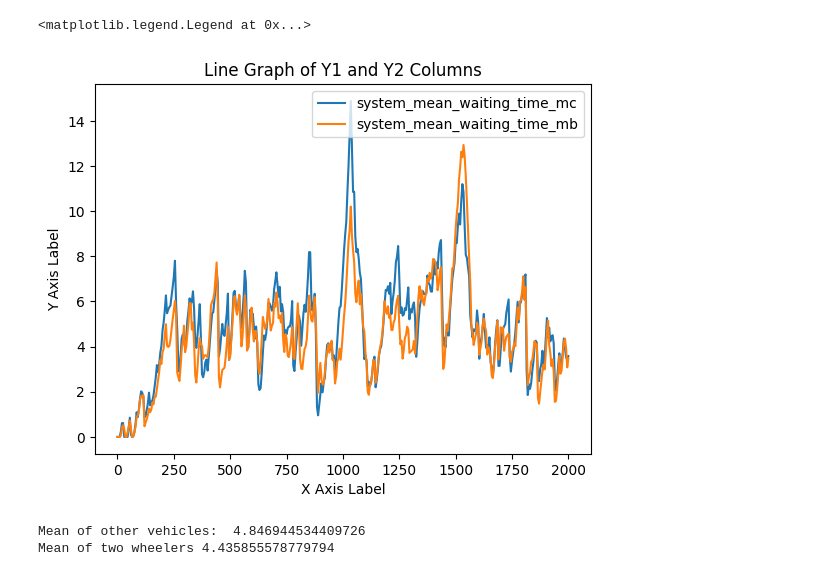
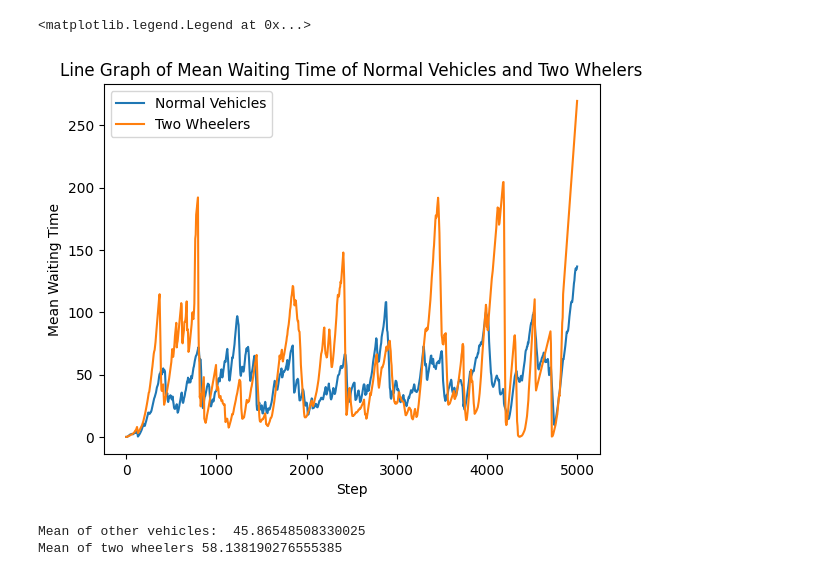
Before and after one commit to vishwajithsandaru/marl_sumo_simulation, a Jupyter notebook: util/plot.ipynb, the cells around one changed output. Saved outputs shown, nothing was run; the diff lists cells and outputs as text; code cells hidden in the pictures.

```diff
--- a/util/plot.ipynb
+++ b/util/plot.ipynb
@@ -2,22 +2,23 @@
 import matplotlib.pyplot as plt
 import pandas as pd
 # %%
-df = pd.read_csv('../output/marl/ppo-2000s-2/colombo_conn0_ep62.csv')
+df_marl = pd.read_csv('../output/marl/ppo-2000s-2/colombo_conn0_ep62.csv')
+df_fixed = pd.read_csv('../output/fixed_time_phase/5000.csv')
 # %%
-x = df['step']
-y1 = df['system_mean_waiting_time_mc']
-y2 = df['system_mean_waiting_time_mb']
+x = df_fixed['step']
+y1 = df_fixed['system_mean_waiting_time_mc']
+y2 = df_fixed['system_mean_waiting_time_mb']
 # %%
-plt.plot(x, y1, label='system_mean_waiting_time_mc')
-plt.plot(x, y2, label='system_mean_waiting_time_mb')
+plt.plot(x, y1, label='Normal Vehicles')
+plt.plot(x, y2, label='Two Wheelers')
 
-plt.title('Line Graph of Y1 and Y2 Columns')
-plt.xlabel('X Axis Label')
-plt.ylabel('Y Axis Label')
+plt.title('Line Graph of Mean Waiting Time of Normal Vehicles and Two Whelers')
+plt.xlabel('Step')
+plt.ylabel('Mean Waiting Time')
 plt.legend()
 # %% [output]
 <matplotlib.legend.Legend at 0x...>
-[figure, old version]
+[figure, new version]
 # %%
 mc_mean = y1.mean()
 mb_mean = y2.mean()
@@ -25,5 +26,5 @@ mb_mean = y2.mean()
 print('Mean of other vehicles: ', mc_mean)
 print('Mean of two wheelers', mb_mean)
 # %% [output]
-Mean of other vehicles:  4.846944534409726
-Mean of two wheelers 4.435855578779794
+Mean of other vehicles:  45.86548508330025
+Mean of two wheelers 58.138190276555385
```
Also changed, not shown: 7 other files.
